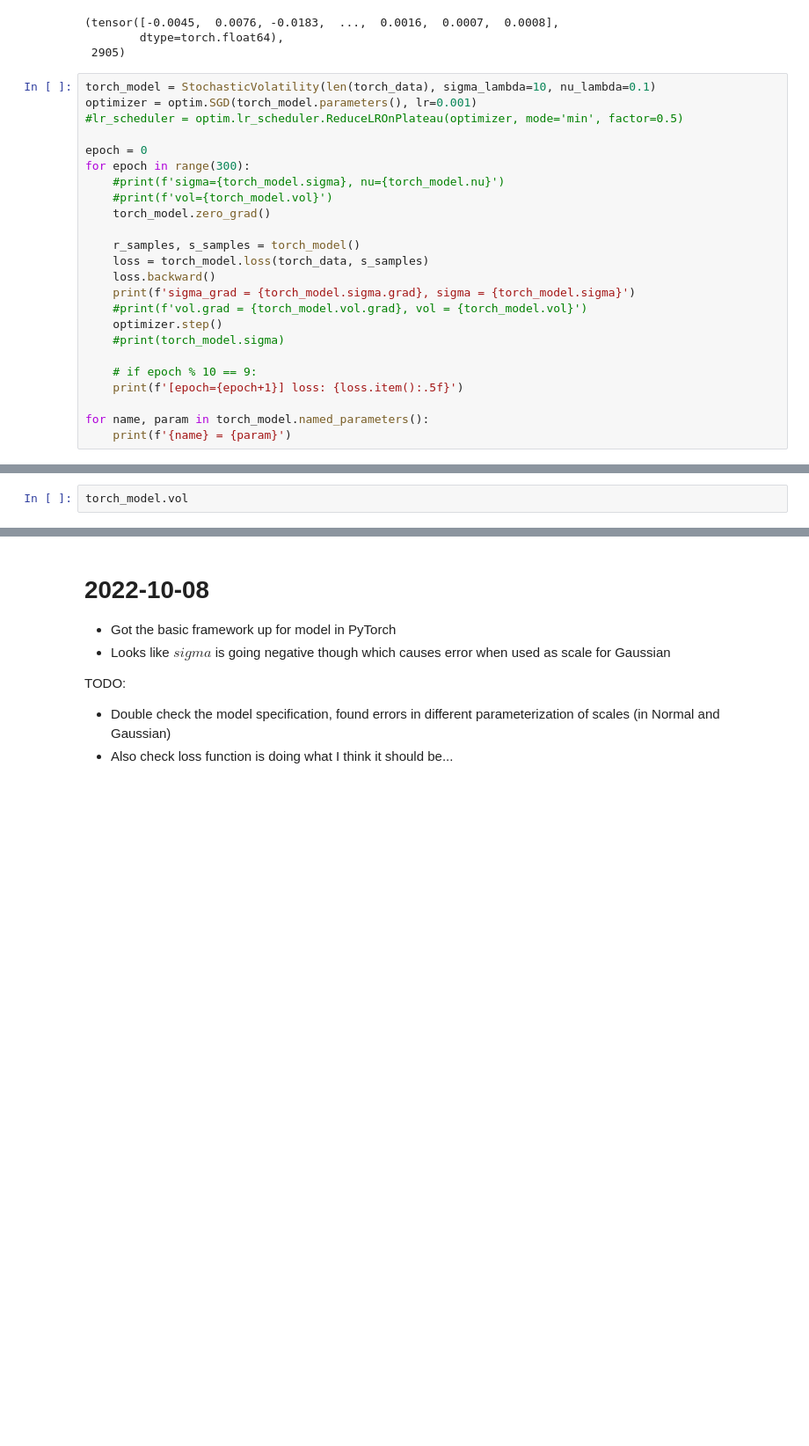
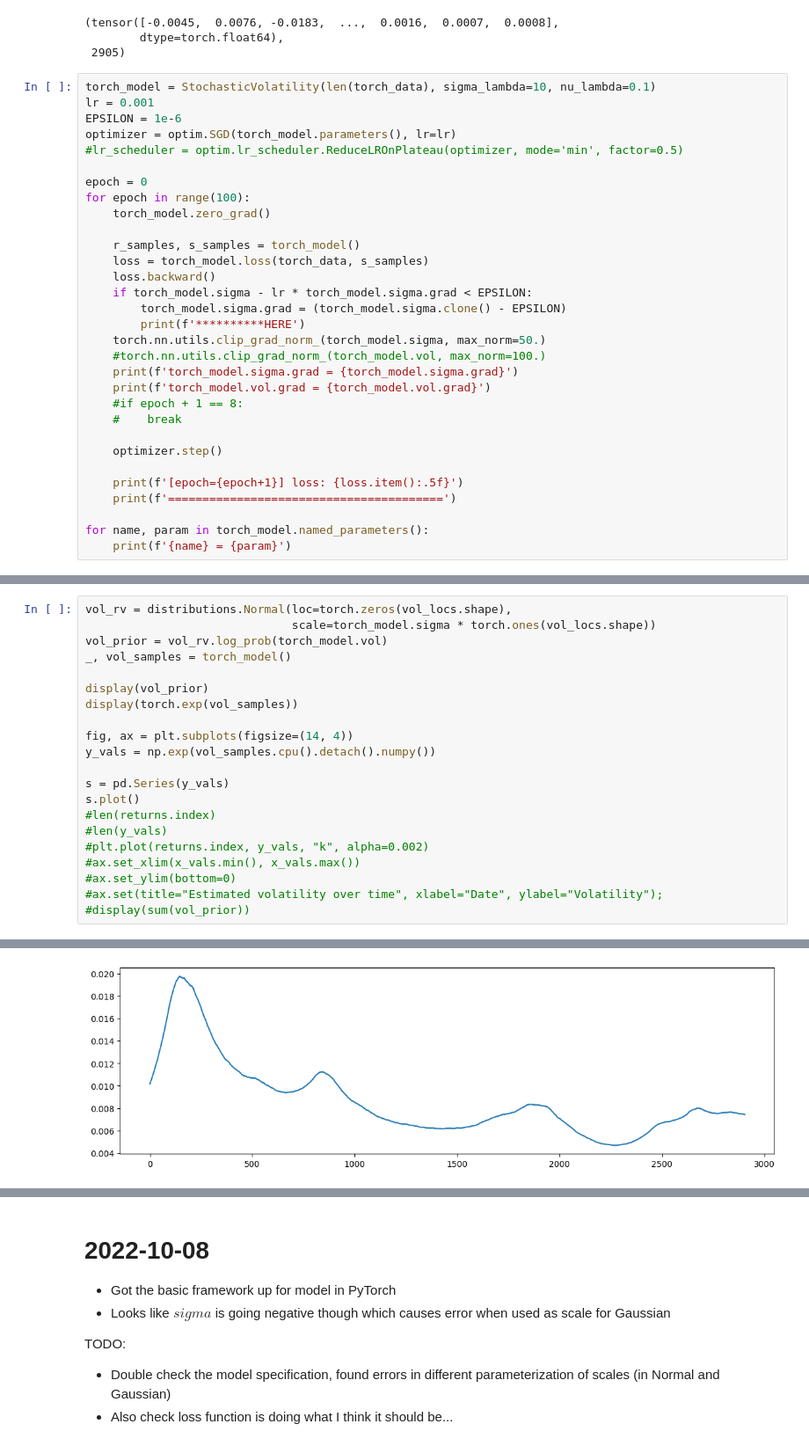
Before and after one commit to bjlkeng/sandbox, a Jupyter notebook: stochastic_langevin/stochastic_volatility.ipynb, the cells around one changed output, grey strips where cells are left out. Shown at 88% size. Saved outputs shown, nothing was run; the diff lists cells and outputs as text; blank space fills up the shorter version.

```diff
--- a/stochastic_langevin/stochastic_volatility.ipynb
+++ b/stochastic_langevin/stochastic_volatility.ipynb
@@ -205,25 +210,32 @@ torch_data, len(torch_data)
  2905)
 # %%
 torch_model = StochasticVolatility(len(torch_data), sigma_lambda=10, nu_lambda=0.1)
-optimizer = optim.SGD(torch_model.parameters(), lr=0.001)
+lr = 0.001
+EPSILON = 1e-6
+optimizer = optim.SGD(torch_model.parameters(), lr=lr)
 #lr_scheduler = optim.lr_scheduler.ReduceLROnPlateau(optimizer, mode='min', factor=0.5)
 
 epoch = 0
-for epoch in range(300):
-    #print(f'sigma={torch_model.sigma}, nu={torch_model.nu}')
-    #print(f'vol={torch_model.vol}')
+for epoch in range(100):
     torch_model.zero_grad()
 
     r_samples, s_samples = torch_model()
     loss = torch_model.loss(torch_data, s_samples)
     loss.backward()
-    print(f'sigma_grad = {torch_model.sigma.grad}, sigma = {torch_model.sigma}')
-    #print(f'vol.grad = {torch_model.vol.grad}, vol = {torch_model.vol}')
+    if torch_model.sigma - lr * torch_model.sigma.grad < EPSILON:
+        torch_model.sigma.grad = (torch_model.sigma.clone() - EPSILON)
+        print(f'**********HERE')
+    torch.nn.utils.clip_grad_norm_(torch_model.sigma, max_norm=50.)
+    #torch.nn.utils.clip_grad_norm_(torch_model.vol, max_norm=100.)
+    print(f'torch_model.sigma.grad = {torch_model.sigma.grad}')
+    print(f'torch_model.vol.grad = {torch_model.vol.grad}')
+    #if epoch + 1 == 8:
+    #    break
+
     optimizer.step()
-    #print(torch_model.sigma)
 
-    # if epoch % 10 == 9:
     print(f'[epoch={epoch+1}] loss: {loss.item():.5f}')
+    print(f'========================================')
 
 for name, param in torch_model.named_parameters():
     print(f'{name} = {param}')
@@ -248,3 +260,22 @@ tensor([-2.7157e-02, -2.7063e-02, -2.6968e-02,  ..., -2.7626e-04,
 # %%
-torch_model.vol
+vol_rv = distributions.Normal(loc=torch.zeros(vol_locs.shape),
+                              scale=torch_model.sigma * torch.ones(vol_locs.shape))
+vol_prior = vol_rv.log_prob(torch_model.vol)
+_, vol_samples = torch_model()
+
+display(vol_prior)
+display(torch.exp(vol_samples))
+
+fig, ax = plt.subplots(figsize=(14, 4))
+y_vals = np.exp(vol_samples.cpu().detach().numpy())
+
+s = pd.Series(y_vals)
+s.plot()
+#len(returns.index)
+#len(y_vals)
+#plt.plot(returns.index, y_vals, "k", alpha=0.002)
+#ax.set_xlim(x_vals.min(), x_vals.max())
+#ax.set_ylim(bottom=0)
+#ax.set(title="Estimated volatility over time", xlabel="Date", ylabel="Volatility");
+#display(sum(vol_prior))
 # %% [output]
@@ -253,0 +297 @@ tensor([-1.6819e-02, -1.6787e-02, -1.6755e-02,  ..., -9.3677e-05,
+[figure, added]
```
Also changed, not shown: parts of 11 cells of this notebook.
